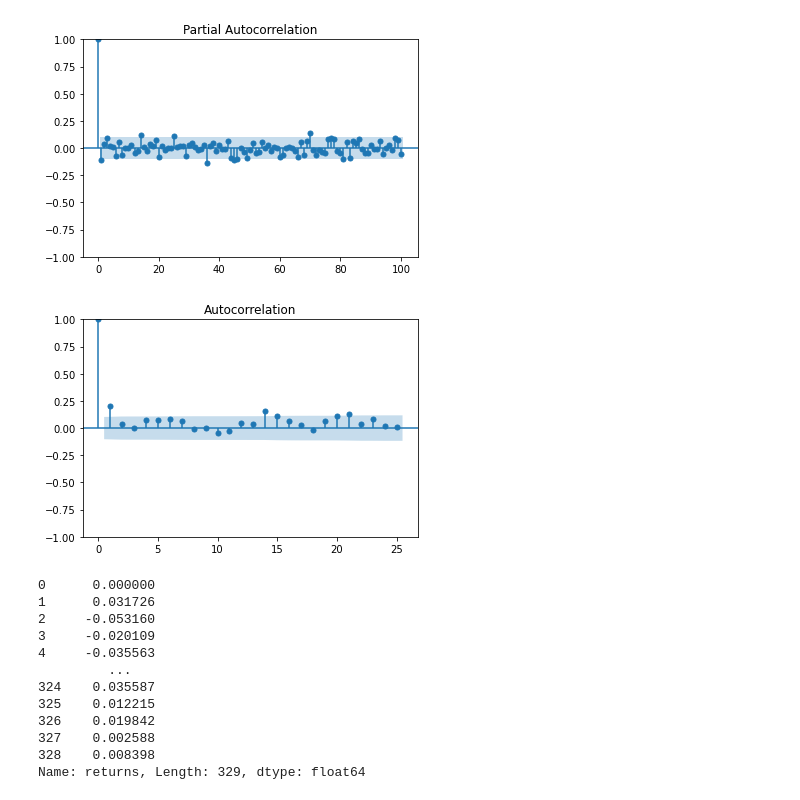
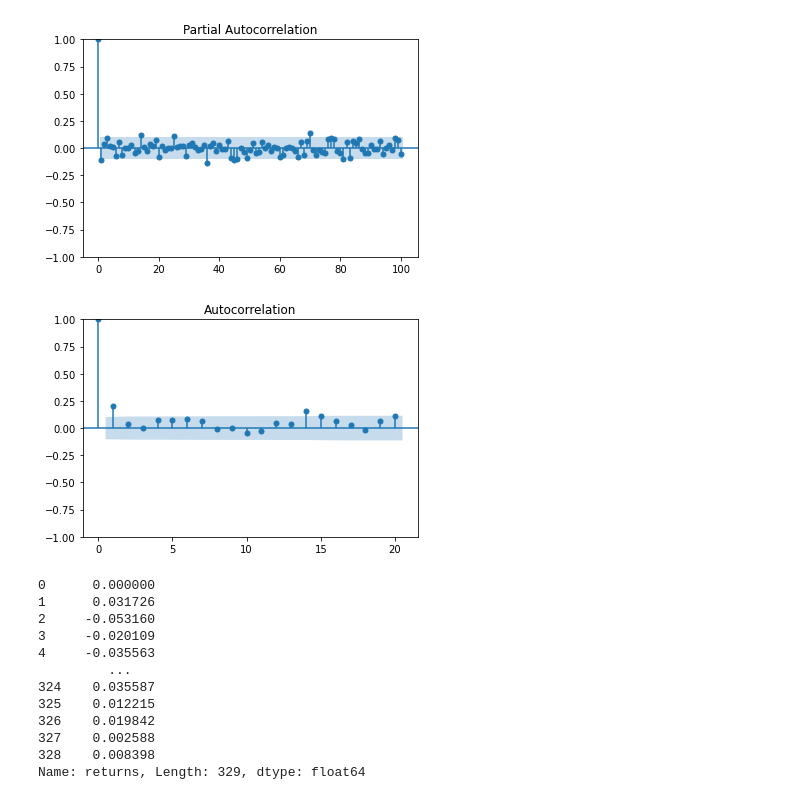
Before and after one commit to shupersap/Virtual_Skepticism, a Jupyter notebook: Modeling.ipynb, the cells around one changed output. Drawn from its saved outputs; the diff is of its cells as text; code cells hidden in the pictures.

```diff
--- a/Modeling.ipynb
+++ b/Modeling.ipynb
@@ -98,10 +86,10 @@ pyplot.show()
 squared_data = [x**2 for x in new["returns"]]
 squared_array = np.array(squared_data)
 # %%
-plot_acf(squared_array,lags=25)
+plot_acf(squared_array,lags=20)
 pyplot.show()
 # %% [output]
-[figure, old version]
+[figure, new version]
 # %%
 n_test=round(len(squared_array)*.10)
 # %%
```
Also changed, not shown: parts of 14 cells of this notebook.
